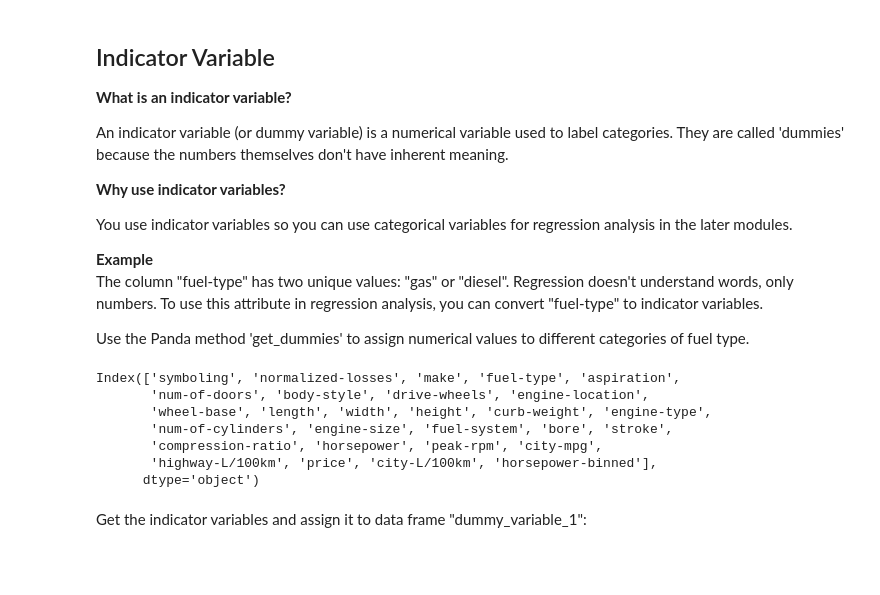
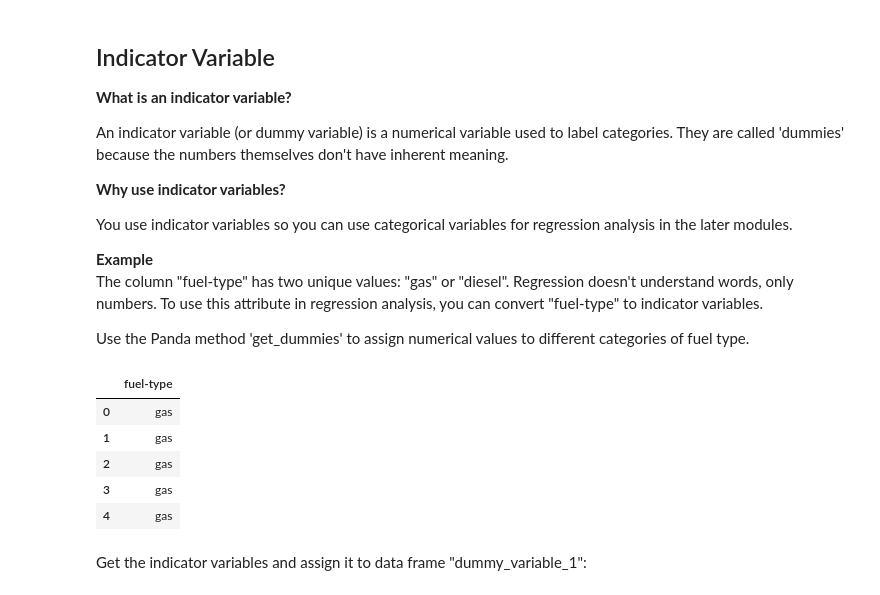
Before and after one commit to eusha54/ibm_data_science, a Jupyter notebook: 07_data_analysis_with_python/02-data_wrangling/01-lab-data_wrangling-used_car_pricing.ipynb, the cells around one changed output. Drawn from its saved outputs; the diff is of its cells as text; code cells hidden in the pictures; blank space fills up the shorter version.

```diff
--- a/07_data_analysis_with_python/02-data_wrangling/01-lab-data_wrangling-used_car_pricing.ipynb
+++ b/07_data_analysis_with_python/02-data_wrangling/01-lab-data_wrangling-used_car_pricing.ipynb
@@ -708,16 +716,15 @@ The plot above shows the binning result for the attribute "horsepower".
 <p>
     Use the Panda method 'get_dummies' to assign numerical values to different categories of fuel type.
 </p>
-# %%
-df.columns
-# %% [output]
-Index(['symboling', 'normalized-losses', 'make', 'fuel-type', 'aspiration',
-       'num-of-doors', 'body-style', 'drive-wheels', 'engine-location',
-       'wheel-base', 'length', 'width', 'height', 'curb-weight', 'engine-type',
-       'num-of-cylinders', 'engine-size', 'fuel-system', 'bore', 'stroke',
-       'compression-ratio', 'horsepower', 'peak-rpm', 'city-mpg',
-       'highway-L/100km', 'price', 'city-L/100km', 'horsepower-binned'],
-      dtype='object')
+# %%
+df[["fuel-type"]].head()
+# %% [output]
+|  | fuel-type |
+| 0 | gas |
+| 1 | gas |
+| 2 | gas |
+| 3 | gas |
+| 4 | gas |
 # %% [markdown]
 Get the indicator variables and assign it to data frame "dummy_variable_1":
 # %%
```
Also changed, not shown: parts of 9 cells of this notebook, 1 other file.
